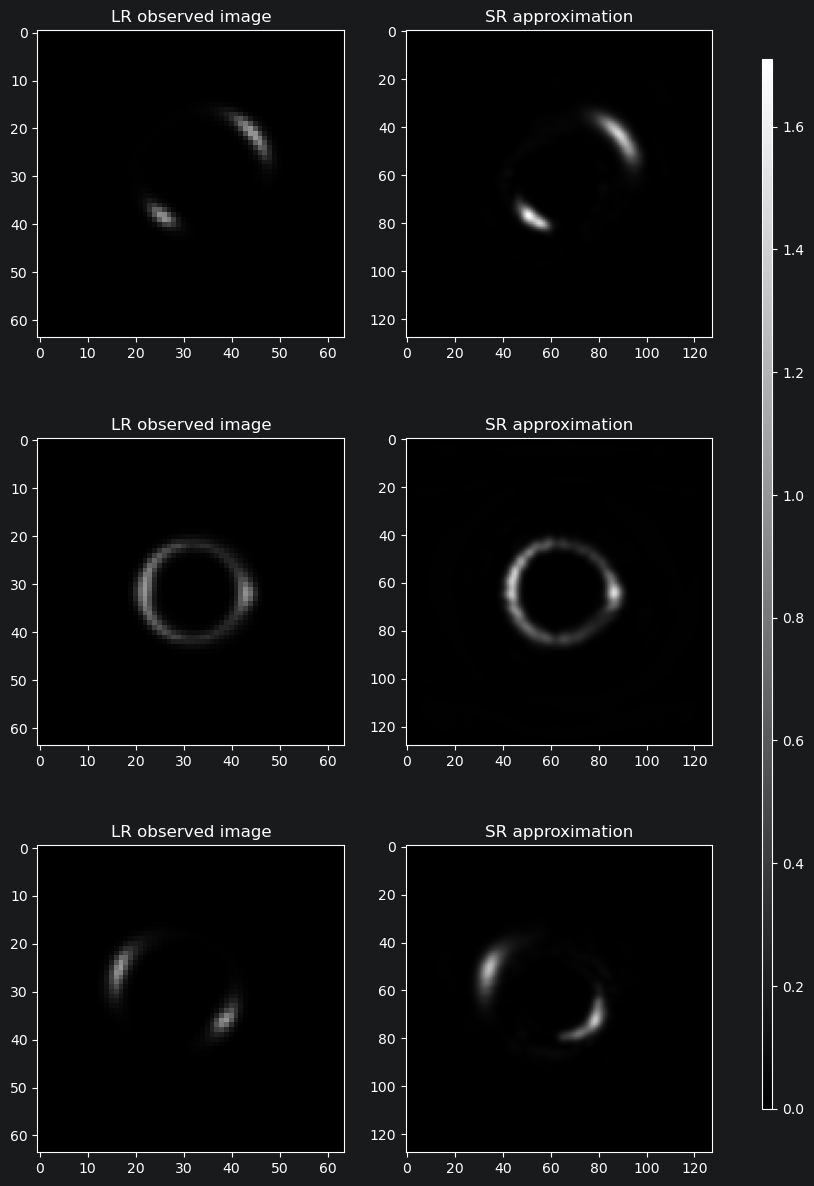
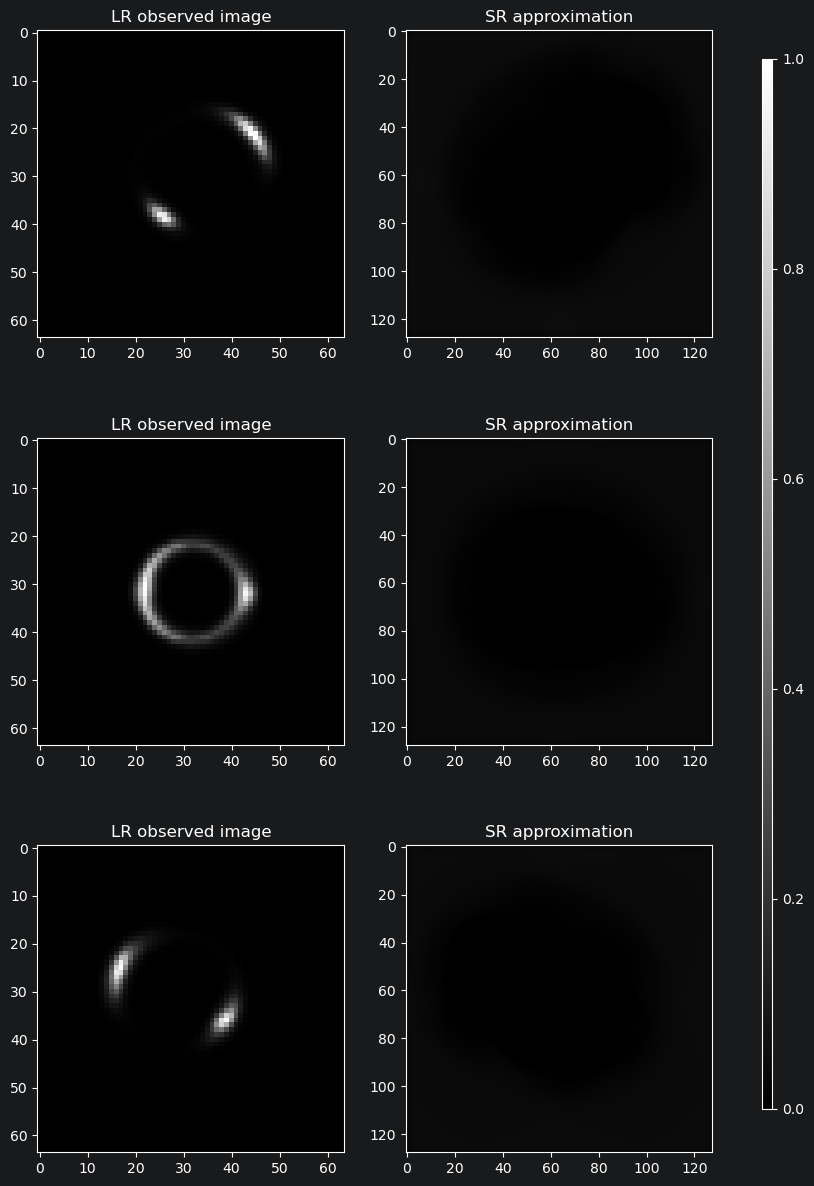
The notebook cell's code change between the first figure and the second:
--- before
+++ after
@@ -1,2 +1,2 @@
 plot, axes = test_inout(val_dataset_no_sub, [4,5,6])
-plot.savefig('first_results.pdf')
+#plot.savefig('first_results.pdf')

Commit: magnification added